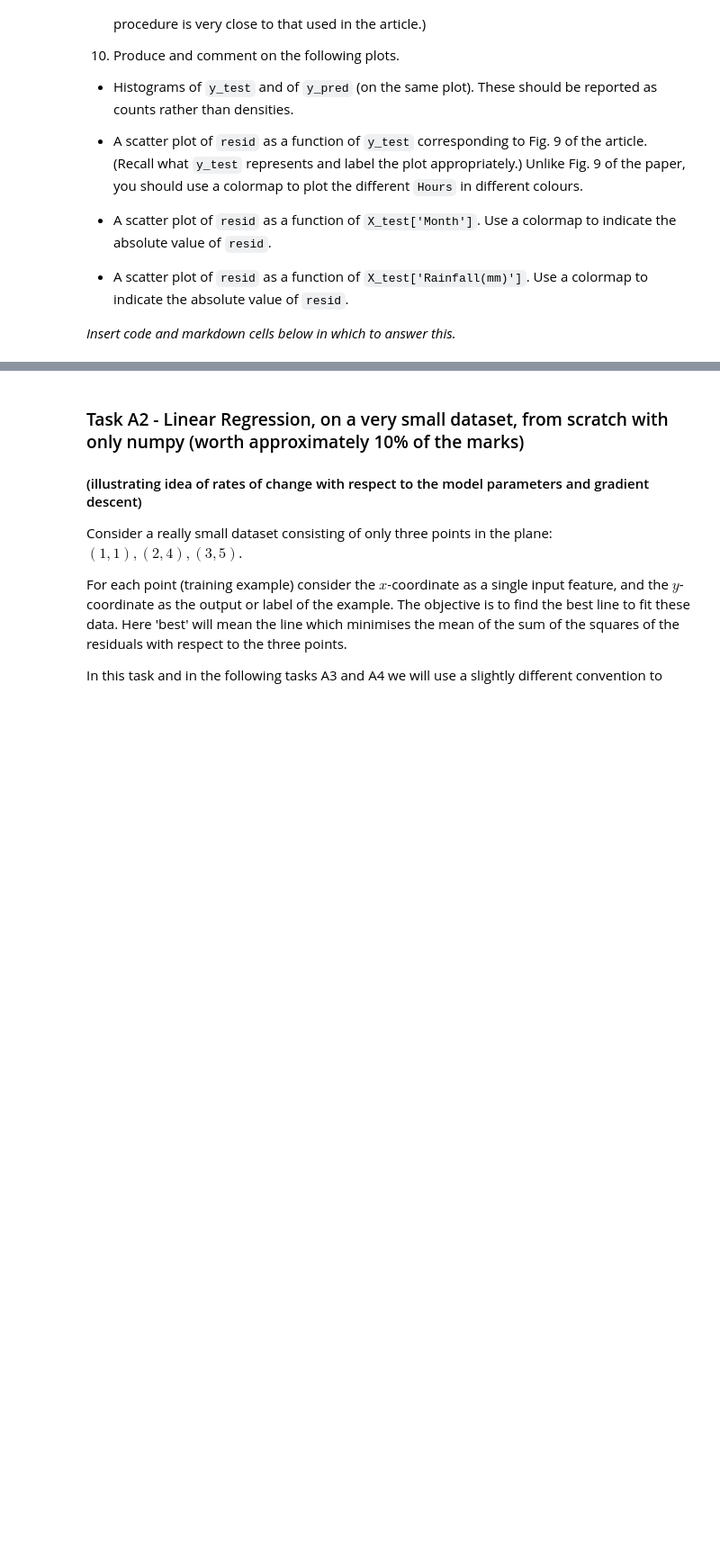
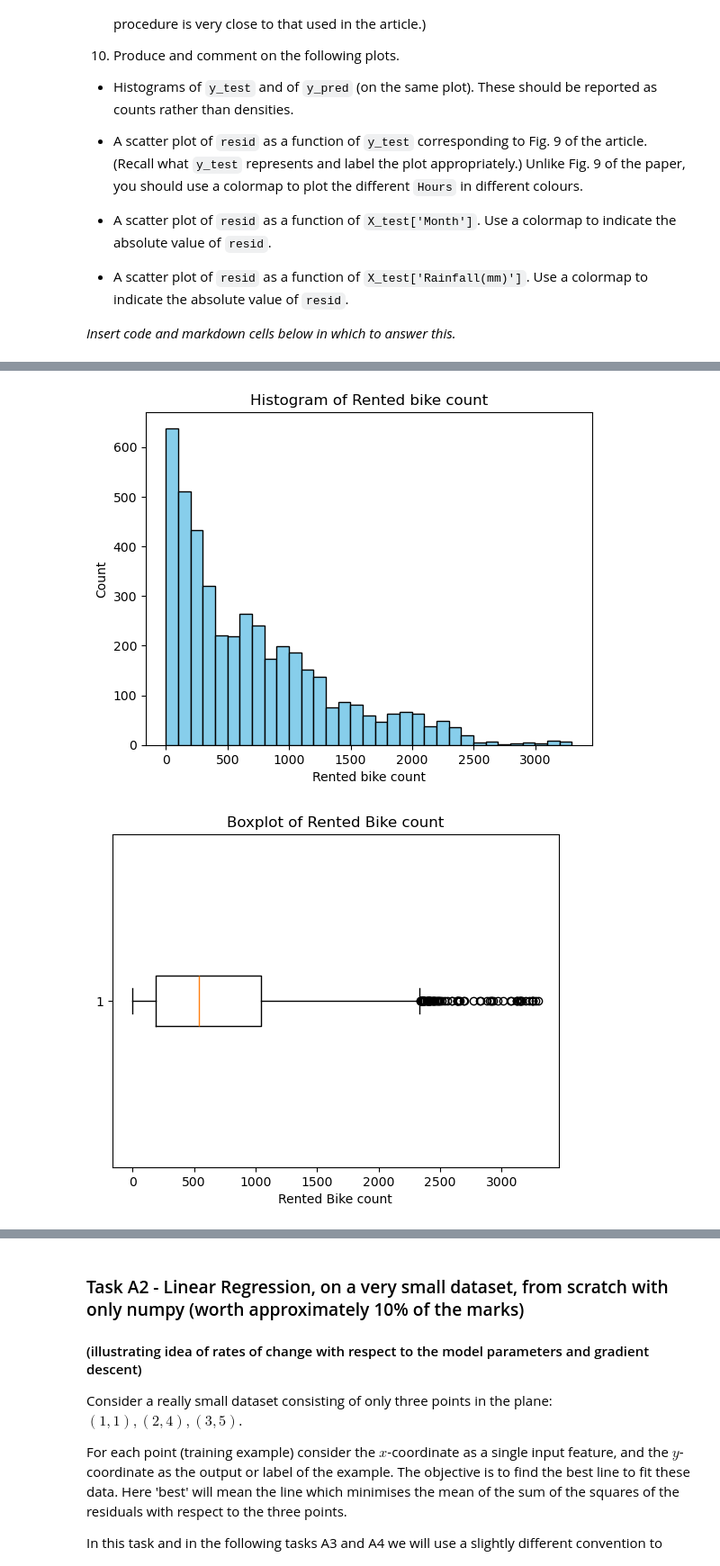
Before and after one commit to DoctorDalek1963/ma124-group-project, a Jupyter notebook: Machine_Learning_Project.ipynb, the cells around one changed output, grey strips where cells are left out. Shown at 90% size. Drawn from its saved outputs; the diff is of its cells as text; code cells hidden in the pictures; blank space fills up the shorter version.

```diff
--- a/Machine_Learning_Project.ipynb
+++ b/Machine_Learning_Project.ipynb
@@ -95,3 +95,13 @@ While the number of tasks is large, this is in part because the instructions are
 - A scatter plot of `resid` as a function of `X_test['Rainfall(mm)']`. Use a colormap to indicate the absolute value of `resid`.
 
 *Insert code and markdown cells below in which to answer this.*
+# %%
+import numpy as np
+import matplotlib.pyplot as plt
+import pandas as pd
+import sklearn
+from sklearn import linear_model
+
+
+seoulbike = pd.read_csv("SeoulBikeData_mod.csv")
+seoulbike.describe()
@@ -97,0 +118,15 @@ While the number of tasks is large, this is in part because the instructions are
+# %%
+y = seoulbike['Rented Bike Count']
+plt.hist(y,bins=33,color='skyblue', edgecolor='black')
+plt.xlabel("Rented bike count")
+plt.ylabel("Count")
+plt.title("Histogram of Rented bike count")
+plt.show()
+
+plt.boxplot(y,vert=0)
+plt.xlabel("Rented Bike count")
+plt.title("Boxplot of Rented Bike count")
+plt.show()
+# %% [output]
+[figure, added]
+[figure, added]
```
Also changed, not shown: parts of 13 cells of this notebook, 1 other file.
